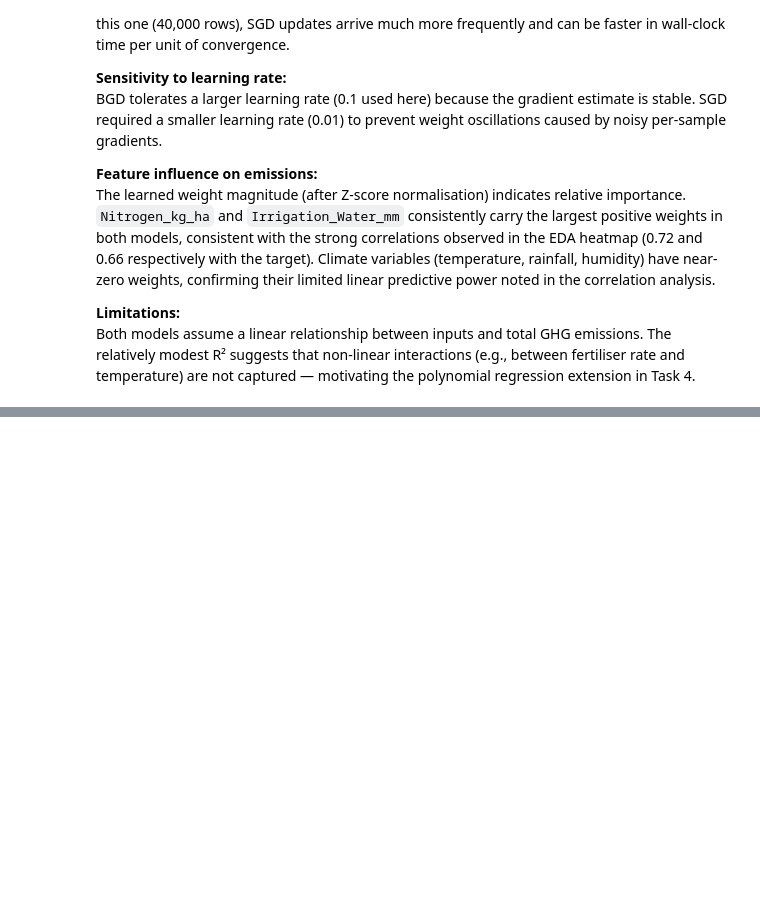
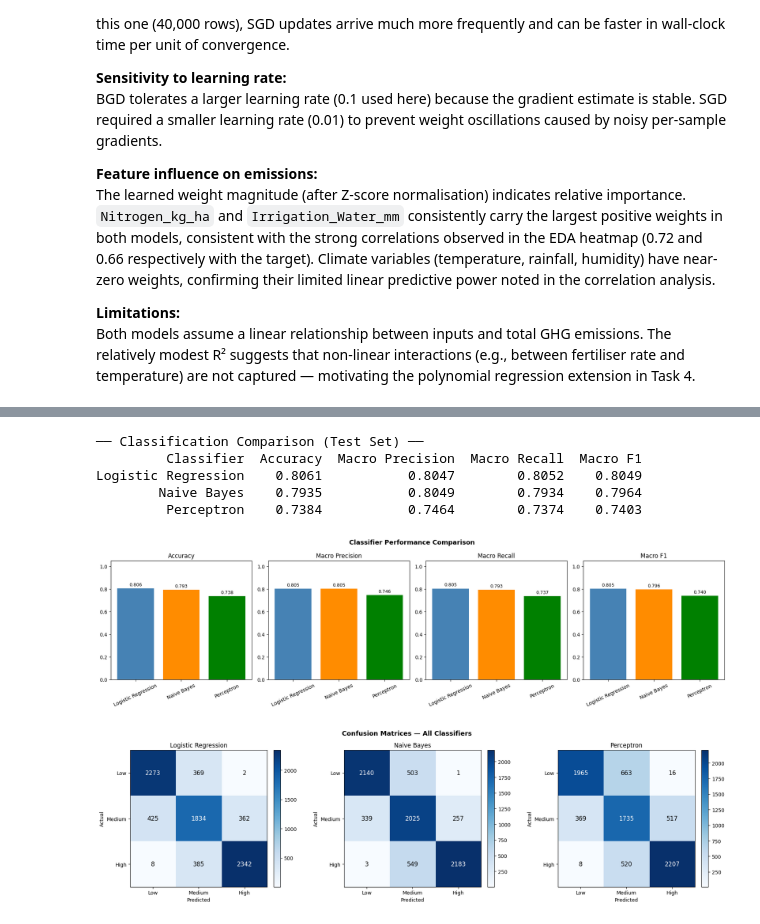
Before and after one commit to jtushya/ML-Assignment, a Jupyter notebook: notebooks/MLassignment_Team02.ipynb, the cells around one changed output, grey strips where cells are left out. Drawn from its saved outputs; the diff is of its cells as text; code cells hidden in the pictures; blank space fills up the shorter version.

```diff
--- a/notebooks/MLassignment_Team02.ipynb
+++ b/notebooks/MLassignment_Team02.ipynb
@@ -823,0 +1558,68 @@ Both models assume a linear relationship between inputs and total GHG emissions.
+# %%
+# ── Classifier Comparison Table ────────────────────────────────────────────
+results = {
+    'Logistic Regression': (y_pred_lr,  lr_results),
+    'Naive Bayes':         (y_pred_nb,  nb_results),
+    'Perceptron':          (y_pred_ppt, ppt_results),
+}
+
+rows = []
+for name, (y_p, (acc, prec, rec, f1, cm)) in results.items():
+    rows.append({
+        'Classifier': name,
+        'Accuracy': round(acc, 4),
+        'Macro Precision': round(prec.mean(), 4),
+        'Macro Recall': round(rec.mean(), 4),
+        'Macro F1': round(f1.mean(), 4),
+    })
+cls_df = pd.DataFrame(rows)
+print("── Classification Comparison (Test Set) ──")
+print(cls_df.to_string(index=False))
+
+# ── Bar Chart: Metrics Comparison ─────────────────────────────────────────
+fig, axes = plt.subplots(1, 4, figsize=(18, 5))
+metrics_list = ['Accuracy', 'Macro Precision', 'Macro Recall', 'Macro F1']
+colors = ['steelblue', 'darkorange', 'green']
+
+for ax, metric in zip(axes, metrics_list):
+    bars = ax.bar(cls_df['Classifier'], cls_df[metric], color=colors)
+    ax.set_title(metric)
+    ax.set_ylim(0, 1.05)
+    ax.tick_params(axis='x', rotation=25)
+    for bar, val in zip(bars, cls_df[metric]):
+        ax.text(bar.get_x() + bar.get_width()/2, bar.get_height() + 0.01,
+                f'{val:.3f}', ha='center', va='bottom', fontsize=9)
+
+fig.suptitle('Classifier Performance Comparison', fontsize=13, fontweight='bold')
+plt.tight_layout()
+plt.show()
+
+# ── Confusion Matrices Side-by-side ───────────────────────────────────────
+fig, axes = plt.subplots(1, 3, figsize=(18, 5))
+for ax, (name, (y_p, (acc, prec, rec, f1, cm))) in zip(axes, results.items()):
+    im = ax.imshow(cm, cmap='Blues', interpolation='nearest')
+    ax.set_title(name)
+    ax.set_xlabel('Predicted')
+    ax.set_ylabel('Actual')
+    ax.set_xticks(range(3))
+    ax.set_yticks(range(3))
+    ax.set_xticklabels(label_names)
+    ax.set_yticklabels(label_names)
+    # Annotate cells
+    for i in range(3):
+        for j in range(3):
+            ax.text(j, i, str(cm[i, j]), ha='center', va='center',
+                    color='white' if cm[i, j] > cm.max()/2 else 'black', fontsize=12)
+    fig.colorbar(im, ax=ax, fraction=0.046, pad=0.04)
+
+fig.suptitle('Confusion Matrices — All Classifiers', fontsize=13, fontweight='bold')
+plt.tight_layout()
+plt.show()
+# %% [output]
+── Classification Comparison (Test Set) ──
+         Classifier  Accuracy  Macro Precision  Macro Recall  Macro F1
+Logistic Regression    0.8061           0.8047        0.8052    0.8049
+        Naive Bayes    0.7935           0.8049        0.7934    0.7964
+         Perceptron    0.7384           0.7464        0.7374    0.7403
+[figure, added]
+[figure, added]
```
Also changed, not shown: parts of 36 cells of this notebook, 1 other file.
